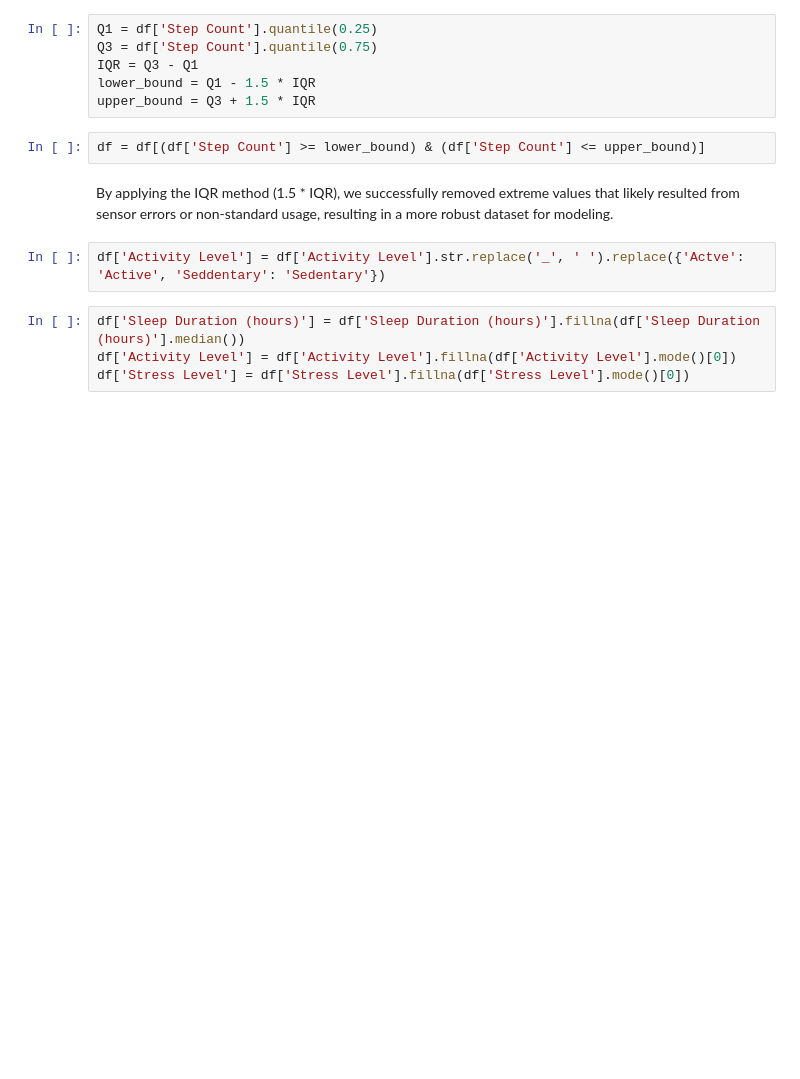
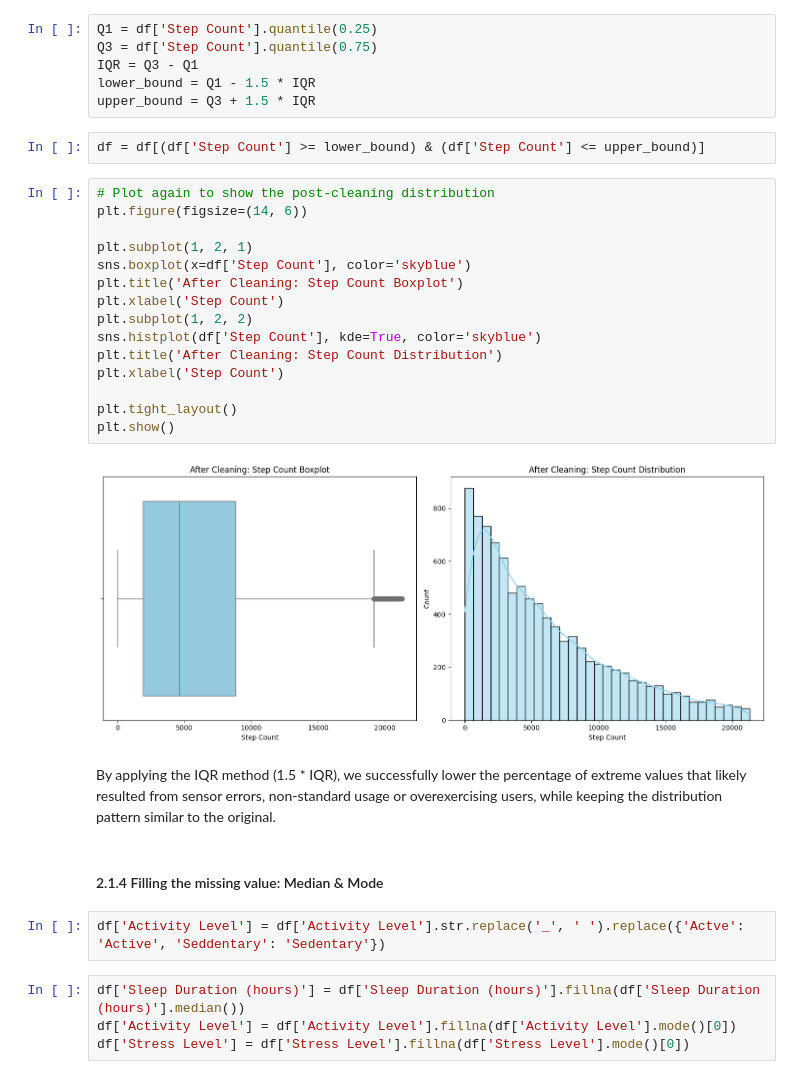
Before and after one commit to LuoYanHao-2025/Data_Science_Group31, a Jupyter notebook: project.ipynb, the cells around one changed output. Drawn from its saved outputs; the diff is of its cells as text; blank space fills up the shorter version.

Commit message:
Add comments and indroduction to cleaning step

```diff
--- a/project.ipynb
+++ b/project.ipynb
@@ -86,8 +87,27 @@ lower_bound = Q1 - 1.5 * IQR
 upper_bound = Q3 + 1.5 * IQR
 # %%
 df = df[(df['Step Count'] >= lower_bound) & (df['Step Count'] <= upper_bound)]
+# %%
+# Plot again to show the post-cleaning distribution
+plt.figure(figsize=(14, 6))
+
+plt.subplot(1, 2, 1)
+sns.boxplot(x=df['Step Count'], color='skyblue')
+plt.title('After Cleaning: Step Count Boxplot')
+plt.xlabel('Step Count')
+plt.subplot(1, 2, 2)
+sns.histplot(df['Step Count'], kde=True, color='skyblue')
+plt.title('After Cleaning: Step Count Distribution')
+plt.xlabel('Step Count')
+
+plt.tight_layout()
+plt.show()
+# %% [output]
+[figure, added]
 # %% [markdown]
- By applying the IQR method (1.5 * IQR), we successfully removed extreme values that likely resulted from sensor errors or non-standard usage, resulting in a more robust dataset for modeling.
+ By applying the IQR method (1.5 * IQR), we successfully lower the percentage of extreme values that likely resulted from sensor errors, non-standard usage or overexercising users, while keeping the distribution pattern similar to the original.
+# %% [markdown]
+#### 2.1.4 Filling the missing value: Median & Mode
 # %%
 df['Activity Level'] = df['Activity Level'].str.replace('_', ' ').replace({'Actve': 'Active', 'Seddentary': 'Sedentary'})
 # %%
```
Also changed, not shown: parts of 16 cells of this notebook.
